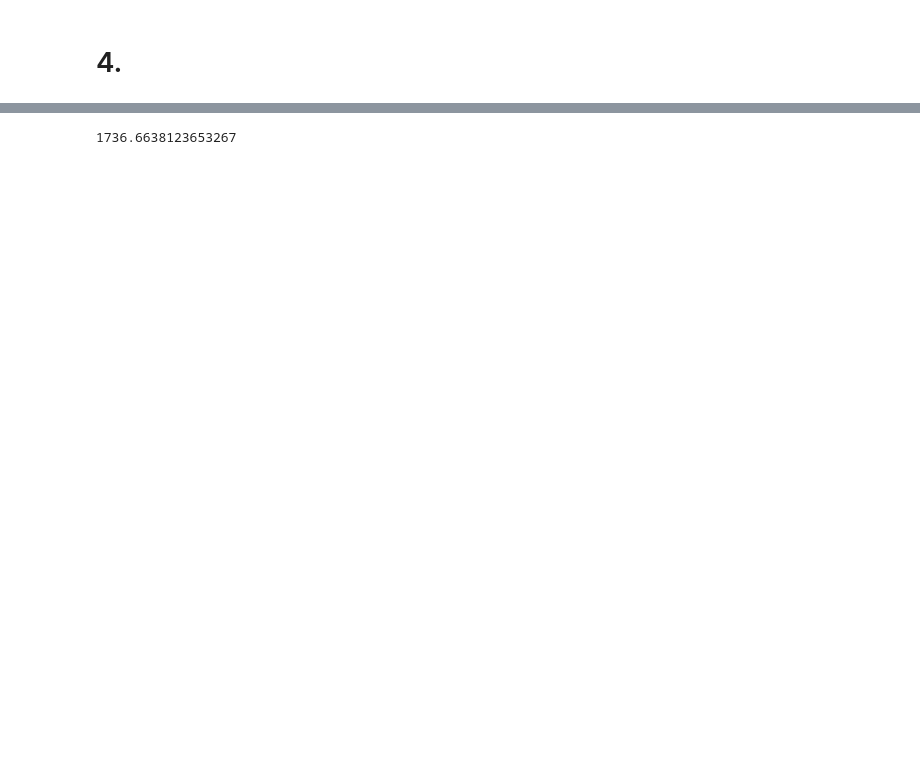
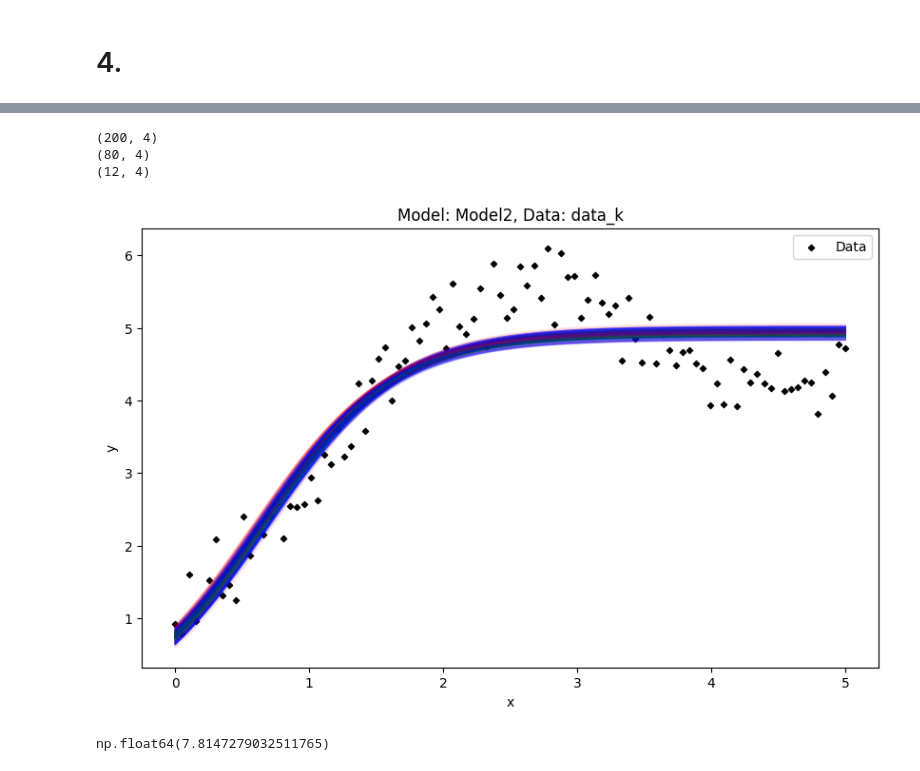
Before and after one commit to john1256/KASI_Ms, a Jupyter notebook: 2025/Statistics_1/Assignment5.ipynb, the cells around one changed output, grey strips where cells are left out. Drawn from its saved outputs; the diff is of its cells as text; code cells hidden in the pictures; blank space fills up the shorter version.

```diff
--- a/2025/Statistics_1/Assignment5.ipynb
+++ b/2025/Statistics_1/Assignment5.ipynb
@@ -162,4 +199,12 @@ saving full 3d contours
 # %%
-chi2(M5, data_k[:,0], data_k[:,1], data_k[:,2], [0.10818543212065326, 9.24538727])
+plot_graphs('data_k', 'Model2', data_k, M2)
 # %% [output]
-1736.6638123653267
+(200, 4)
+(80, 4)
+(12, 4)
+[figure, added]
+# %%
+from scipy.stats import chi2
+chi2.ppf(0.95,3)
+# %% [output]
+np.float64(7.8147279032511765)
```
Also changed, not shown: parts of 4 cells of this notebook, 24 other files.
